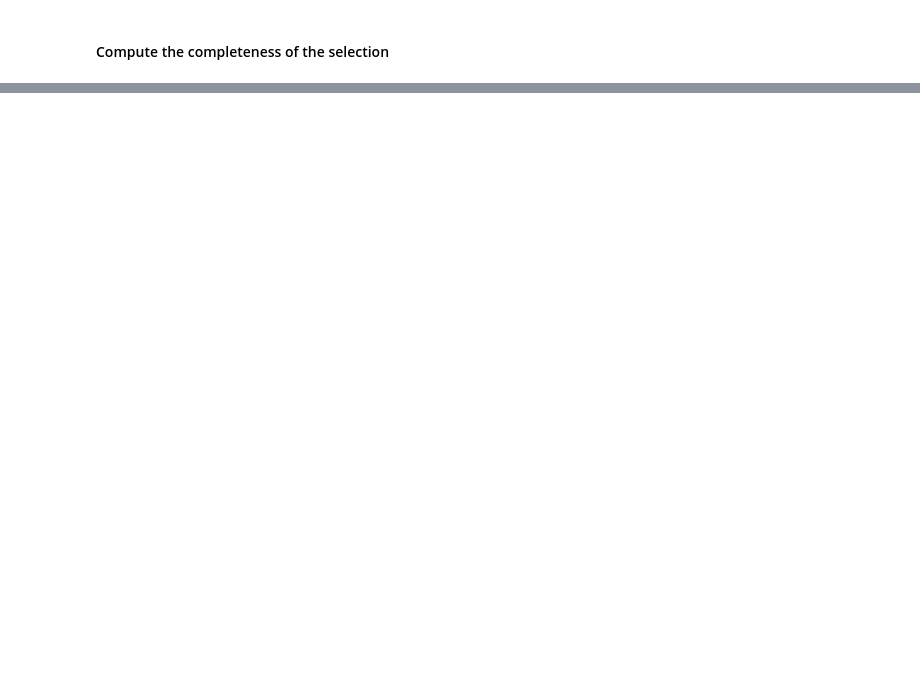
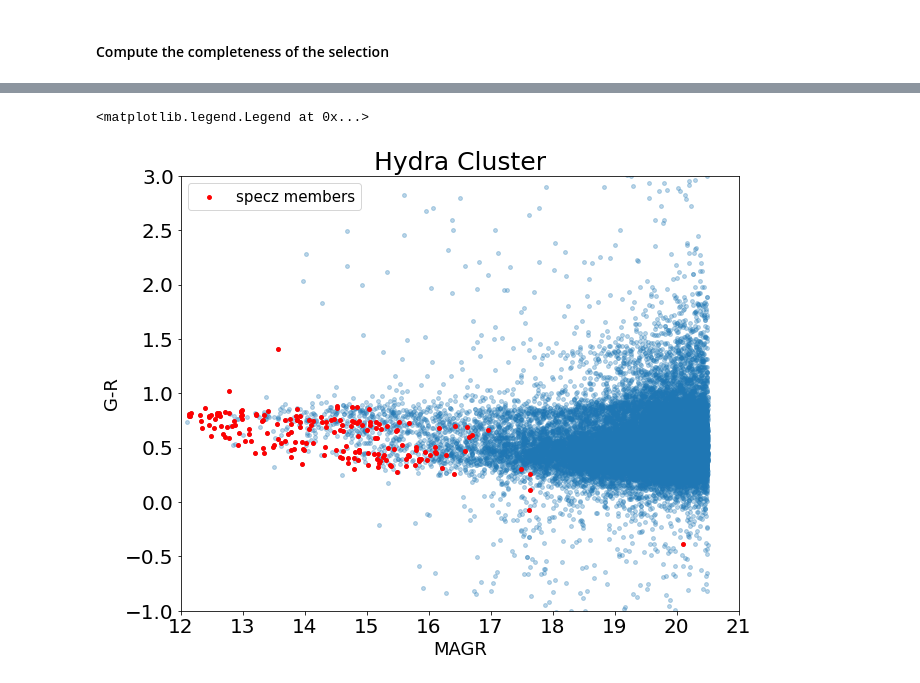
Before and after one commit to 4MOST-CHANCES/Low-z-TS-photo-z_selection_Hydra, a Jupyter notebook: photoz-selection.ipynb, the cells around one changed output, grey strips where cells are left out. Cells and saved outputs as stored; diff of their text form; code cells hidden in the pictures; blank space fills up the shorter version.

```diff
--- a/photoz-selection.ipynb
+++ b/photoz-selection.ipynb
@@ -256,0 +403,16 @@ completeness = 0.974
+# %%
+fig = plt.figure(figsize=(10, 8))
+#ax1 = fig.add_subplot(221)
+plt.scatter(final_catalogue['RMAG_1'],final_catalogue['G_R'],  alpha=0.3, s=15 )
+plt.scatter(final_catalogue['RMAG_1'][mask_plot],final_catalogue['G_R'][mask_plot], s=15, c= 'r', label = 'specz members' )
+plt.title("Hydra Cluster", fontsize=fontsize)
+plt.xlabel('MAGR',fontsize=18)
+plt.ylabel('G-R', fontsize=18)
+plt.yticks(fontsize=20)
+plt.xticks(fontsize=20)
+plt.xlim(12, 21)
+plt.ylim(-1, 3)
+plt.legend(fontsize = 15)
+# %% [output]
+<matplotlib.legend.Legend at 0x...>
+[figure, added]
```
Also changed, not shown: parts of 33 cells of this notebook.
